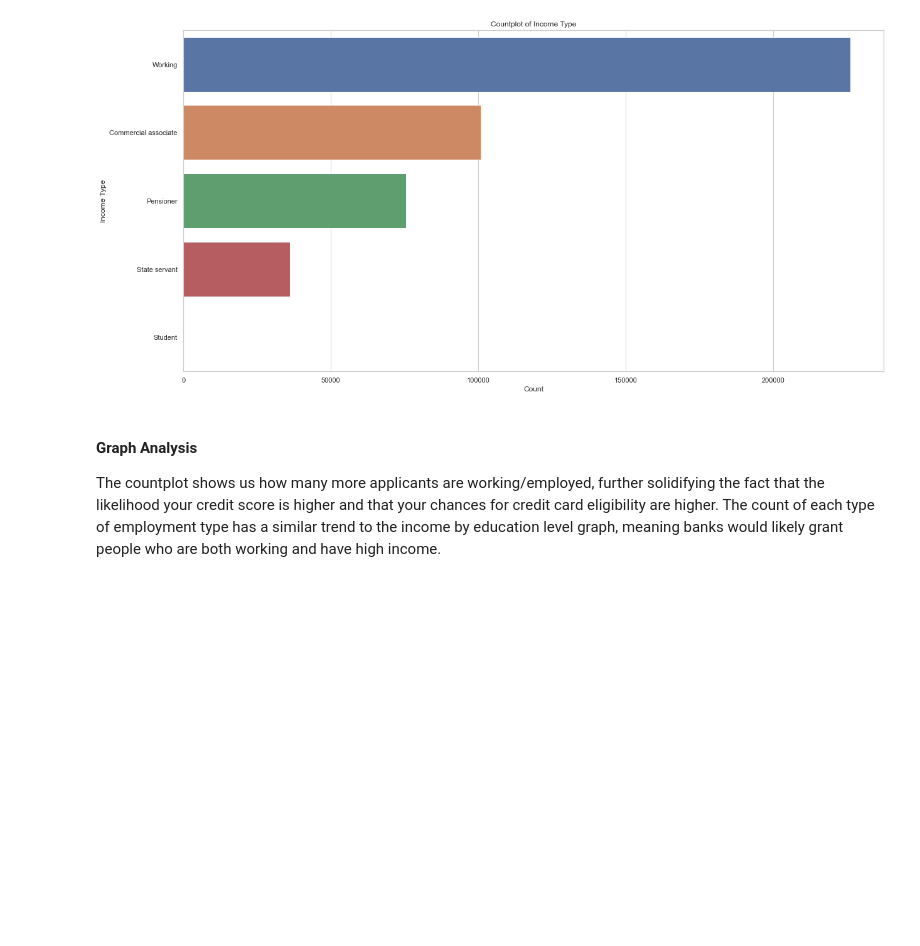
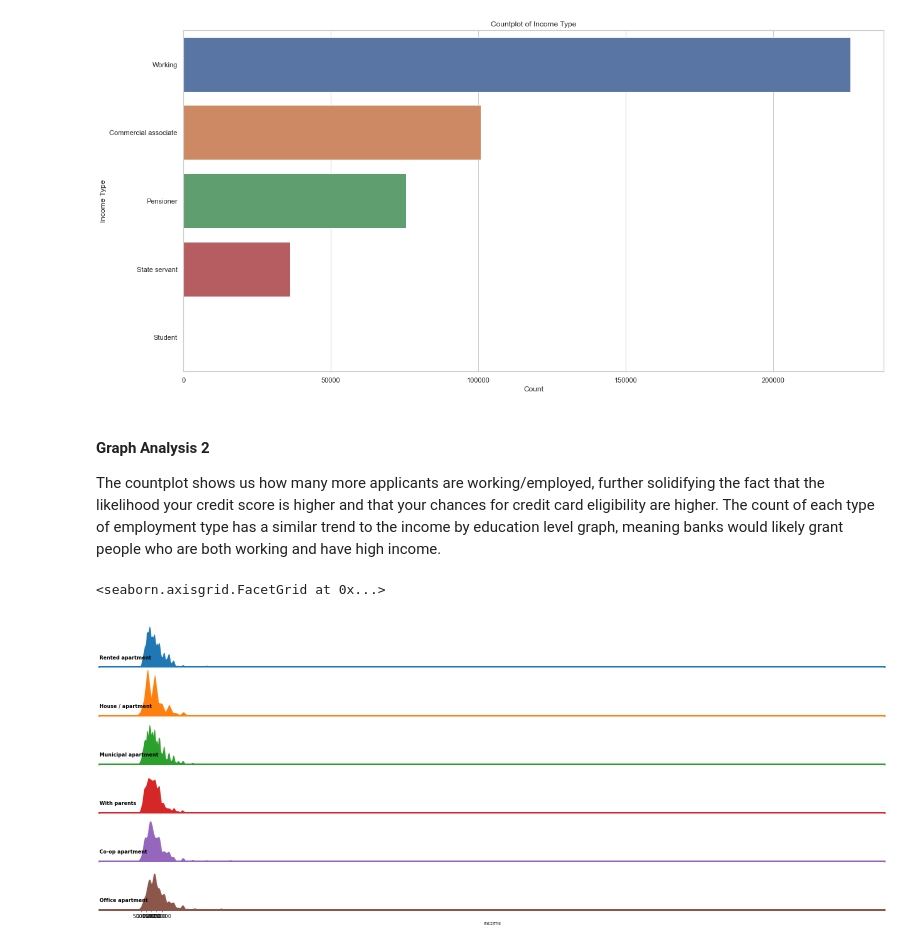
Before and after one commit to alexisd1212/DATA301Project, a Jupyter notebook: notebooks/analysis1.ipynb, the cells around one changed output. Drawn from its saved outputs; the diff is of its cells as text; code cells hidden in the pictures; blank space fills up the shorter version.

Commit message:
Added more graphs

```diff
--- a/notebooks/analysis1.ipynb
+++ b/notebooks/analysis1.ipynb
@@ -135,7 +144,7 @@ def load_and_process(url_or_path_to_csv_file):
     # Method Chain 2 (Create new columns, drop others, and do processing)
 
     df2 = (
-          df1.drop(['FLAG_OWN_REALTY', 'DAYS_BIRTH',
+          df1.drop(['ID','FLAG_OWN_REALTY', 'DAYS_BIRTH',
        'DAYS_EMPLOYED', 'FLAG_MOBIL', 'FLAG_WORK_PHONE', 'FLAG_PHONE',
        'FLAG_EMAIL', 'OCCUPATION_TYPE'], axis=1)
     )
@@ -196,3 +205,6 @@ new_df.Housing.unique()
 array(['Rented apartment', 'House / apartment', 'Municipal apartment',
        'With parents', 'Co-op apartment', 'Office apartment'],
       dtype=object)
+# %%
+final_df = load_and_process("../data/raw/")
+final_df
@@ -247,6 +275,23 @@ ax
 <AxesSubplot:title={'center':'Countplot of Income Type'}, xlabel='Count', ylabel='Income Type'>
 [figure]
 # %% [markdown]
-#### **Graph Analysis**
+#### **Graph Analysis 2**
 
 The countplot shows us how many more applicants are working/employed, further solidifying the fact that the likelihood your credit score is higher and that your chances for credit card eligibility are higher. The count of each type of employment type has a similar trend to the income by education level graph, meaning banks would likely grant people who are both working and have high income.
+# %%
+def label(x, color, label) :
+    ax = plt.gca()
+    ax.text(0, .2, label, fontweight='bold', color='black',
+            ha = 'left', va='center', transform=ax.transAxes)
+
+g = sns.FacetGrid(final_df, row ='Housing', hue='Housing', aspect=15, height=1.5)
+g.map(sns.kdeplot, 'income', bw_adjust=.5, clip_on=False, fill=True, alpha=1, linewidth=1.5)
+g.map(plt.axhline, y=0, linewidth=4, clip_on=False)
+g.map(label, 'income')
+g.fig.subplots_adjust(hspace=0.01)
+g.set_titles('')
+g.set(yticks=[], ylabel='', xticks=[50000, 100000, 150000, 200000, 250000], xlabel='income')
+g.despine(bottom=True, left=True)
+# %% [output]
+<seaborn.axisgrid.FacetGrid at 0x...>
+[figure, added]
```
Also changed, not shown: parts of 8 cells of this notebook, 1 other file.
